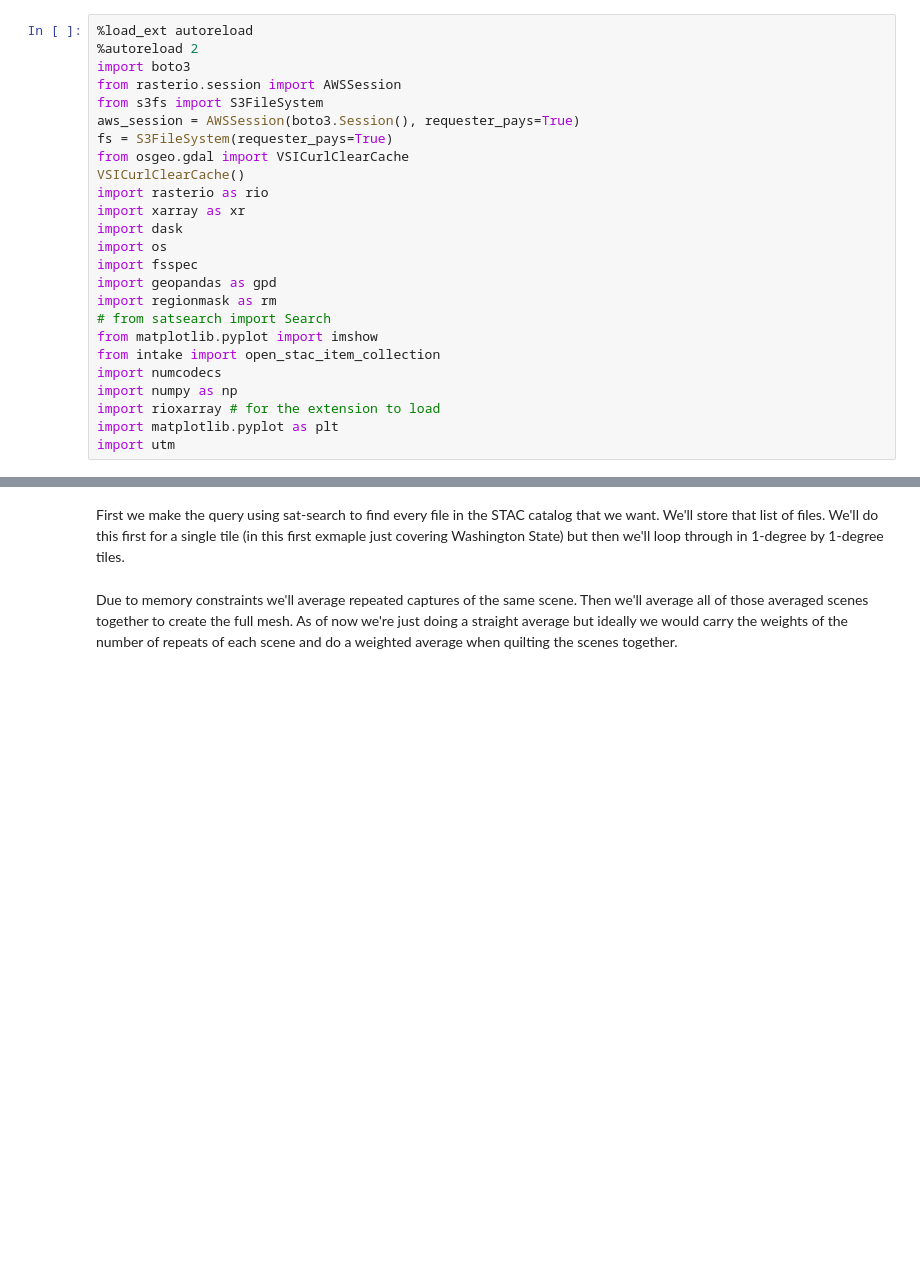
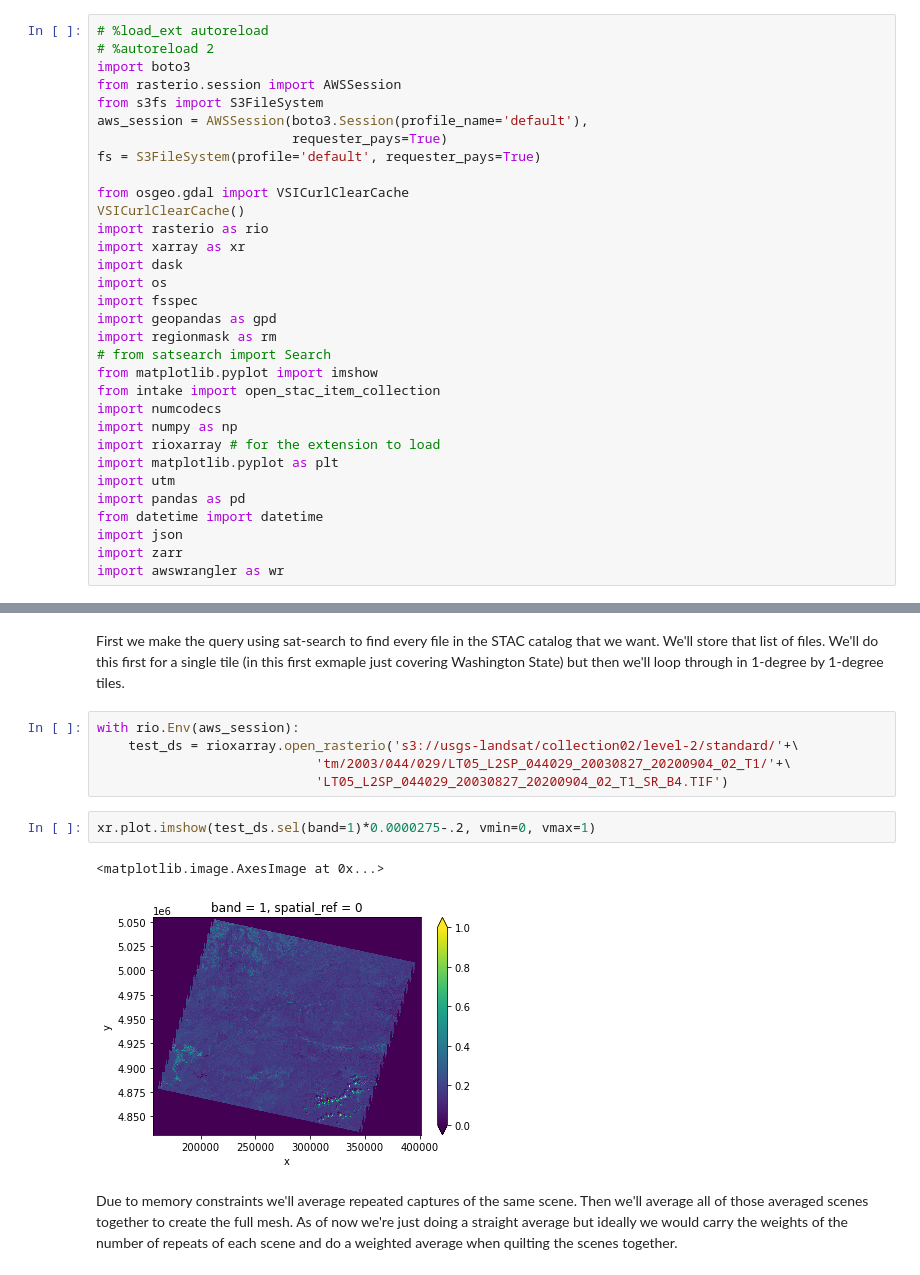
Before and after one commit to carbonplan/trace, a Jupyter notebook: notebooks/landsat_processing.ipynb, the cells around one changed output, grey strips where cells are left out. Drawn from its saved outputs; the diff is of its cells as text; blank space fills up the shorter version.

Commit message:
landsat processing routines

```diff
--- a/notebooks/landsat_processing.ipynb
+++ b/notebooks/landsat_processing.ipynb
@@ -2,13 +2,15 @@
 # Landsat Processing
 Created by: Oriana Chegwidden
 # %%
-%load_ext autoreload
-%autoreload 2
+# %load_ext autoreload
+# %autoreload 2
 import boto3
 from rasterio.session import AWSSession
 from s3fs import S3FileSystem
-aws_session = AWSSession(boto3.Session(), requester_pays=True)
-fs = S3FileSystem(requester_pays=True)
+aws_session = AWSSession(boto3.Session(profile_name='default'),
+                         requester_pays=True)
+fs = S3FileSystem(profile='default', requester_pays=True)
+
 from osgeo.gdal import VSICurlClearCache
 VSICurlClearCache()
 import rasterio as rio
@@ -26,6 +28,11 @@ import numpy as np
 import rioxarray # for the extension to load
 import matplotlib.pyplot as plt
 import utm
+import pandas as pd
+from datetime import datetime
+import json
+import zarr
+import awswrangler as wr
 # %%
 from dask_gateway import Gateway
 
@@ -118,6 +127,16 @@ def cloud_qa(item):
     return cog_mask
 # %% [markdown]
 First we make the query using sat-search to find every file in the STAC catalog that we want. We'll store that list of files. We'll do this first for a single tile (in this first exmaple just covering Washington State) but then we'll loop through in 1-degree by 1-degree tiles.
+# %%
+with rio.Env(aws_session):
+    test_ds = rioxarray.open_rasterio('s3://usgs-landsat/collection02/level-2/standard/'+\
+                            'tm/2003/044/029/LT05_L2SP_044029_20030827_20200904_02_T1/'+\
+                            'LT05_L2SP_044029_20030827_20200904_02_T1_SR_B4.TIF')
+# %%
+xr.plot.imshow(test_ds.sel(band=1)*0.0000275-.2, vmin=0, vmax=1)
+# %% [output]
+<matplotlib.image.AxesImage at 0x...>
+[figure, added]
 # %% [markdown]
 Due to memory constraints we'll average repeated captures of the same scene. Then we'll average all of those averaged scenes together to create the full mesh. As of now we're just doing a straight average but ideally we would carry the weights of the number of repeats of each scene and do a weighted average when quilting the scenes together.
 # %%
```
Also changed, not shown: parts of 80 cells of this notebook.
